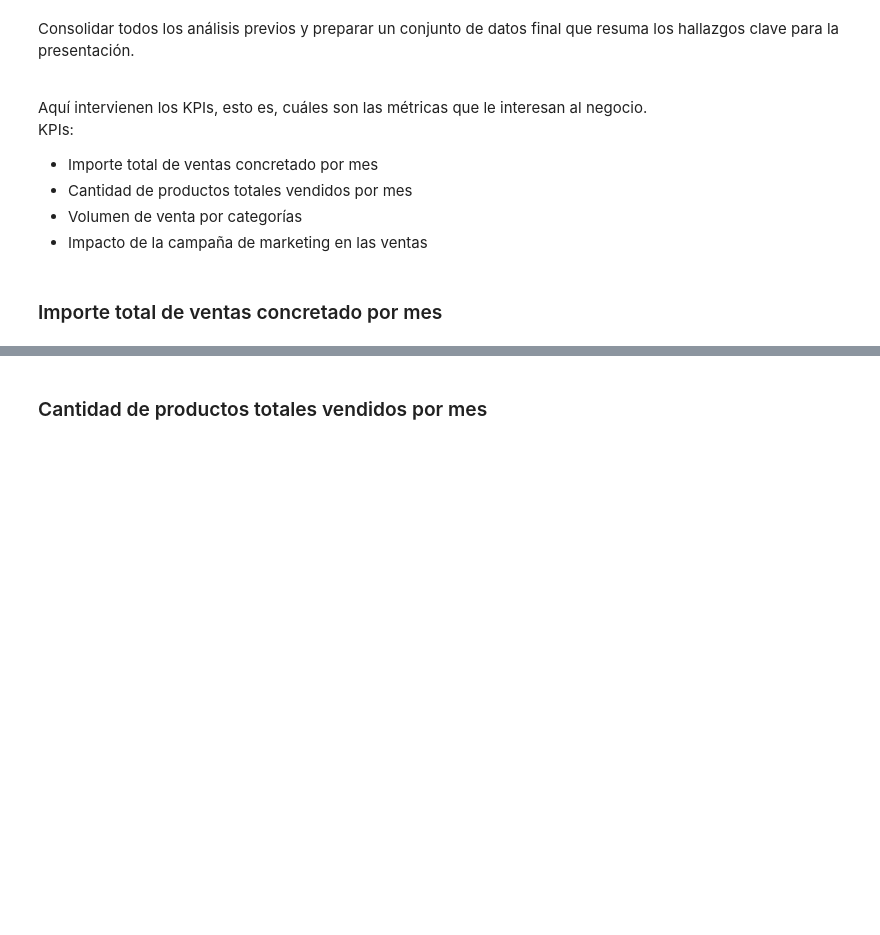
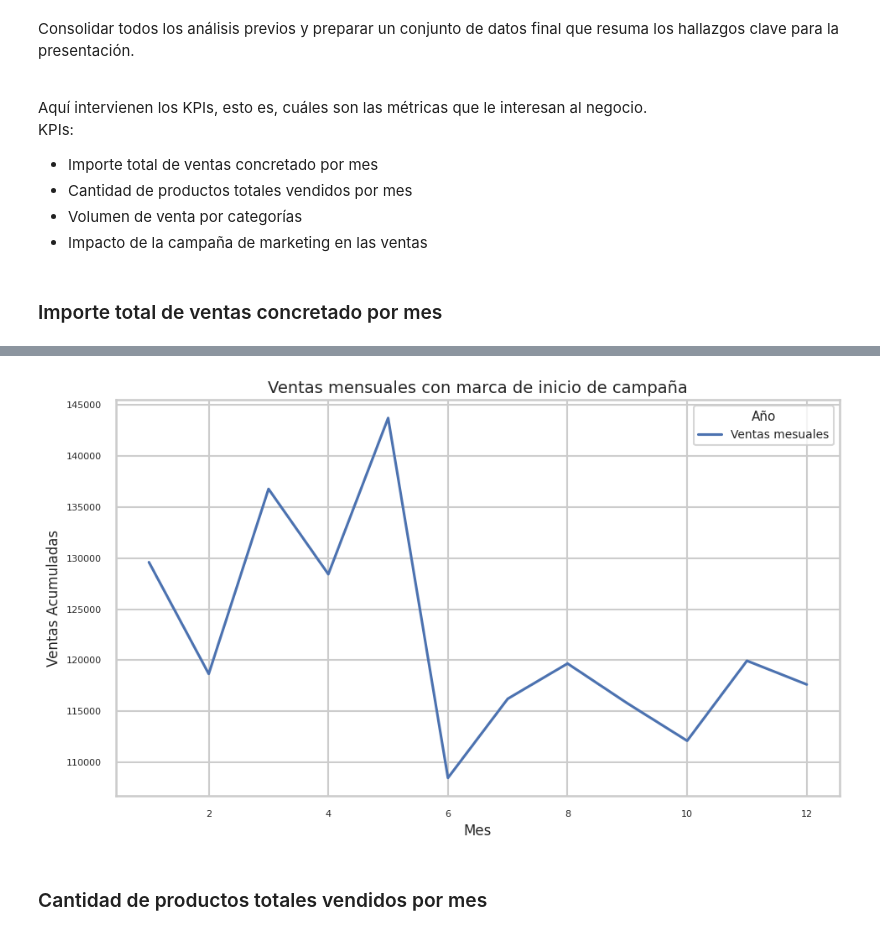
Before and after one commit to marianovanini/TT-2C2025-Data-Analitycs-Notebooks, a Jupyter notebook: EntregaFinal/Entrega_Final.ipynb, the cells around one changed output, grey strips where cells are left out. Drawn from its saved outputs; the diff is of its cells as text; code cells hidden in the pictures; blank space fills up the shorter version.

```diff
--- a/EntregaFinal/Entrega_Final.ipynb
+++ b/EntregaFinal/Entrega_Final.ipynb
@@ -572,7 +875,7 @@ df_ventas["mes"] = df_ventas["fecha_venta"].dt.month
 
 # Agrupamos por mes y agregamos por valor_venta
 ventas_mes = df_ventas.groupby("mes", as_index=False).agg(
-    ventas_totales=("valor_venta", "sum")
+    ventas_mes=("valor_venta", "sum")
 )
 
 # Renombramos la columna si fuera necesario
@@ -586,30 +896,32 @@ ventas_mes.head()
 # %%
 # Generamos un gráfico de lineas (serie de tiempo)
 # que muestre la evolución de las ventas en el año (2024 por mes)
 import matplotlib.pyplot as plt
 import seaborn as sns
 
 # Estilo
 sns.set_theme(style="whitegrid", context="talk")
 custom_palette = sns.color_palette("Set2") # Aqui pueden cambiar a "Set1", "Set2", "Set3"
 
 # Definimos el tamaño del lienzo
 plt.figure(figsize=(10,6))
 
 # Graficamos
-sns.lineplot(data=ventas_mes, x="mes", y="ventas_totales", label="Ventas mesuales" )
+sns.lineplot(data=ventas_mes, x="mes", y="ventas_mes", label="Ventas mesuales" )
 
 # Ticks (valores de eje)
 plt.xticks(fontsize=8)
 plt.yticks(fontsize=8)
 
 # Ajustes de título y ejes
 plt.title('Ventas mensuales con marca de inicio de campaña', fontsize=14)
 plt.xlabel('Mes', fontsize=12)
 plt.ylabel('Ventas Acumuladas', fontsize=12)
 plt.legend(title='Año', fontsize=10, title_fontsize=11)
 plt.tight_layout()
 plt.show()
+# %% [output]
+[figure, added]
 # %% [markdown]
 ### Cantidad de productos totales vendidos por mes
 # %%
```
Also changed, not shown: parts of 60 cells of this notebook.
